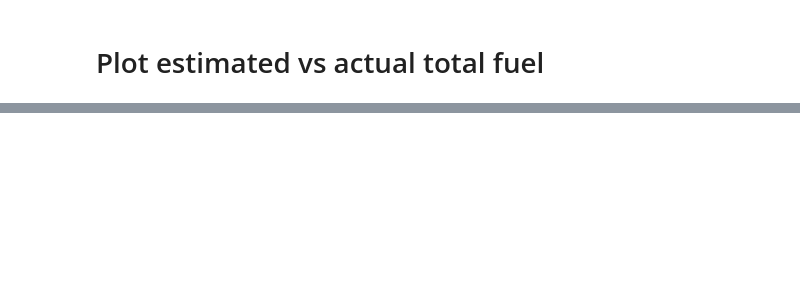
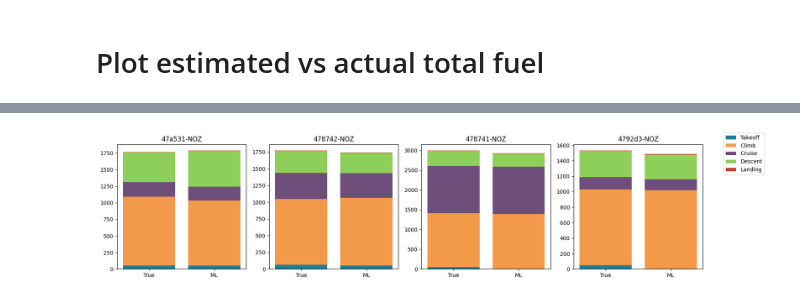
Before and after one commit to emmabergsmo/master-fuel-conumption-estimation-xgboost, a Jupyter notebook: xg_boost/total_fuel_pred.ipynb, the cells around one changed output, grey strips where cells are left out. Drawn from its saved outputs; the diff is of its cells as text; code cells hidden in the pictures; blank space fills up the shorter version.

```diff
--- a/xg_boost/total_fuel_pred.ipynb
+++ b/xg_boost/total_fuel_pred.ipynb
@@ -178,0 +286,43 @@ Name: rel_err_pct, dtype: float64
+# %%
+sample = pred_all.sample(4, random_state=4)
+
+fig, axes = plt.subplots(1,4, figsize=(16,4))
+
+for ax, (_, row) in zip(axes, sample.iterrows()):
+
+    bottom_true = 0
+    bottom_pred = 0
+
+    for true_col, pred_col in zip(phases_true, phases_pred):
+
+        label = true_col.replace("_fuel","").capitalize()
+
+        ax.bar(
+            "True",
+            row[true_col],
+            bottom=bottom_true,
+            color=colors[true_col],
+            label=label
+        )
+
+        ax.bar(
+            "ML",
+            row[pred_col],
+            bottom=bottom_pred,
+            color=colors[true_col]
+        )
+
+        bottom_true += row[true_col]
+        bottom_pred += row[pred_col]
+
+    ax.set_title(row["flight_id"][:10])
+    ax.set_xticks([0,1])
+    ax.set_xticklabels(["True","ML"])
+
+# Lag én felles legend
+handles, labels = axes[0].get_legend_handles_labels()
+fig.legend(handles, labels, bbox_to_anchor=(1.02,1), loc="upper left")
+plt.tight_layout()
+plt.show()
+# %% [output]
+[figure, added]
```
Also changed, not shown: parts of 3 cells of this notebook.
